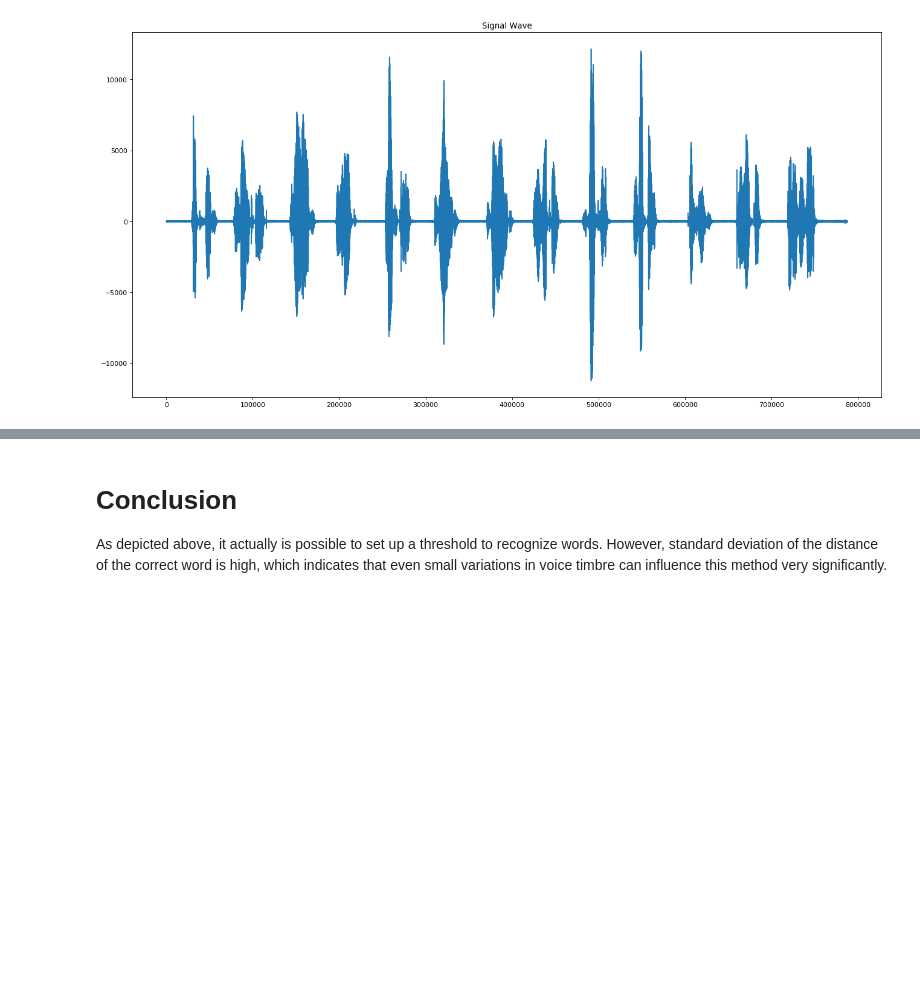
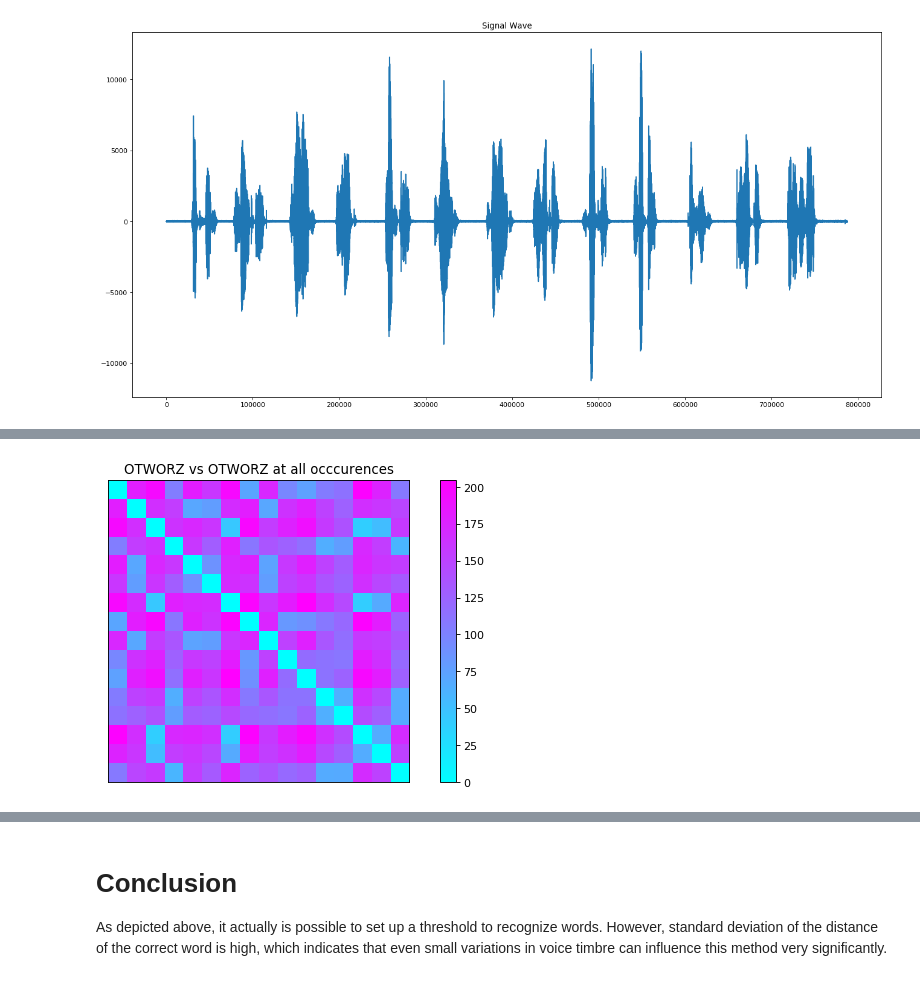
Before and after one commit to LDTV/bme_speech_recognition, a Jupyter notebook: classical_approach.ipynb, the cells around one changed output, grey strips where cells are left out. Saved outputs shown, nothing was run; the diff lists cells and outputs as text; code cells hidden in the pictures; blank space fills up the shorter version.

```diff
--- a/classical_approach.ipynb
+++ b/classical_approach.ipynb
@@ -197 +208,12 @@ plt.show()
+# %%
+exp1_result = np.reshape(result['OTWORZ'], (16, 16))
+
+plt.figure(figsize=(10, 5), dpi= 80, facecolor='w', edgecolor='k')
+plt.imshow(exp1_result, cmap='cool')
+plt.colorbar()
+plt.title('OTWORZ vs OTWORZ at all occcurences')
+plt.tick_params(axis = 'both', bottom='off', top='off', labelbottom='off', labelleft='off', labelright='off', left='off')
+plt.show()
+# %% [output]
+[figure, added]
 # %%
```
Also changed, not shown: parts of 11 cells of this notebook.
